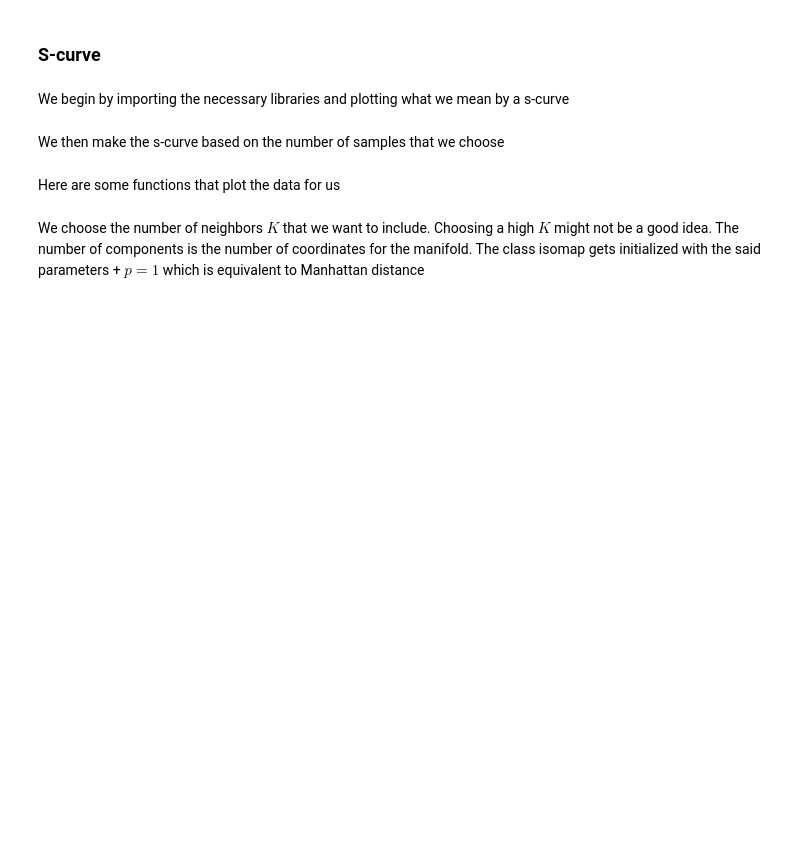
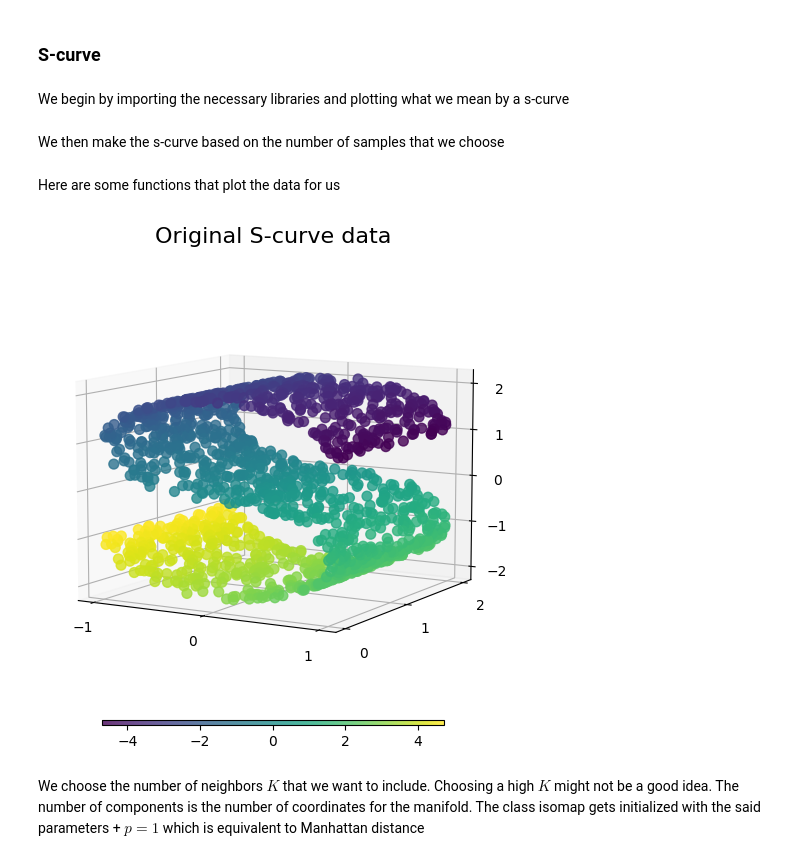
Before and after one commit to AAU-Dat/P5-Nonlinear-Dimensionality-Reduction, a Jupyter notebook: jupyter-notebooks/isomap/isomap.ipynb, the cells around one changed output. Cells and saved outputs as stored; diff of their text form; code cells hidden in the pictures; blank space fills up the shorter version.

```diff
--- a/jupyter-notebooks/isomap/isomap.ipynb
+++ b/jupyter-notebooks/isomap/isomap.ipynb
@@ -31,41 +31,42 @@ Here are some functions that plot the data for us
 def plot_3d(points, points_color, title):
     x,y,z = points.T
 
     fig, ax = plt.subplots(
         figsize=(6, 6),
         facecolor="white",
         tight_layout=True,
         subplot_kw={"projection": "3d"},
     )
     fig.suptitle(title, size=16)
 
-    col= ax.scatter(z,y,z, c=points_color, s=50, alpha=0.8)
+    col= ax.scatter(x,y,z, c=points_color, s=50, alpha=0.8)
     ax.view_init(azim=-60, elev=9)
     ax.xaxis.set_major_locator(ticker.MultipleLocator(1))
     ax.yaxis.set_major_locator(ticker.MultipleLocator(1))
     ax.zaxis.set_major_locator(ticker.MultipleLocator(1))
 
     fig.colorbar(col, ax=ax, orientation="horizontal", shrink=0.6, aspect=60, pad=0.01)
     plt.show()
 
 
+def plot_2d(points, points_color, title):
+    fig, ax = plt.subplots(figsize=(3, 3), facecolor="white", constrained_layout=True)
+    fig.suptitle(title, size=16)
+    add_2d_scatter(ax, points, points_color)
+    plt.show()
+
 def add_2d_scatter(ax, points, points_color, title=None):
     x, y = points.T
     ax.scatter(x, y, c=points_color, s=50, alpha=0.8)
     ax.set_title(title)
     ax.xaxis.set_major_formatter(ticker.NullFormatter())
     ax.yaxis.set_major_formatter(ticker.NullFormatter())
 
 
-def plot_2d(points, points_color, title):
-    fig, ax = plt.subplots(figsize=(3, 3), facecolor="white", constrained_layout=True)
-    fig.suptitle(title, size=16)
-    add_2d_scatter(ax, points, points_color)
-    plt.show()
-
-
 plot_3d(S_points, S_color, "Original S-curve data")
 #apparently doesn't work in 3d as expected
+# %% [output]
+[figure, added]
 # %% [markdown]
 We choose the number of neighbors $K$ that we want to include. Choosing a high $K$ might not be a good idea. The number of components is the number of coordinates for the manifold.
 The class isomap gets initialized with the said parameters + $p=1$ which is equivalent to Manhattan distance
```
Also changed, not shown: parts of 5 cells of this notebook.
